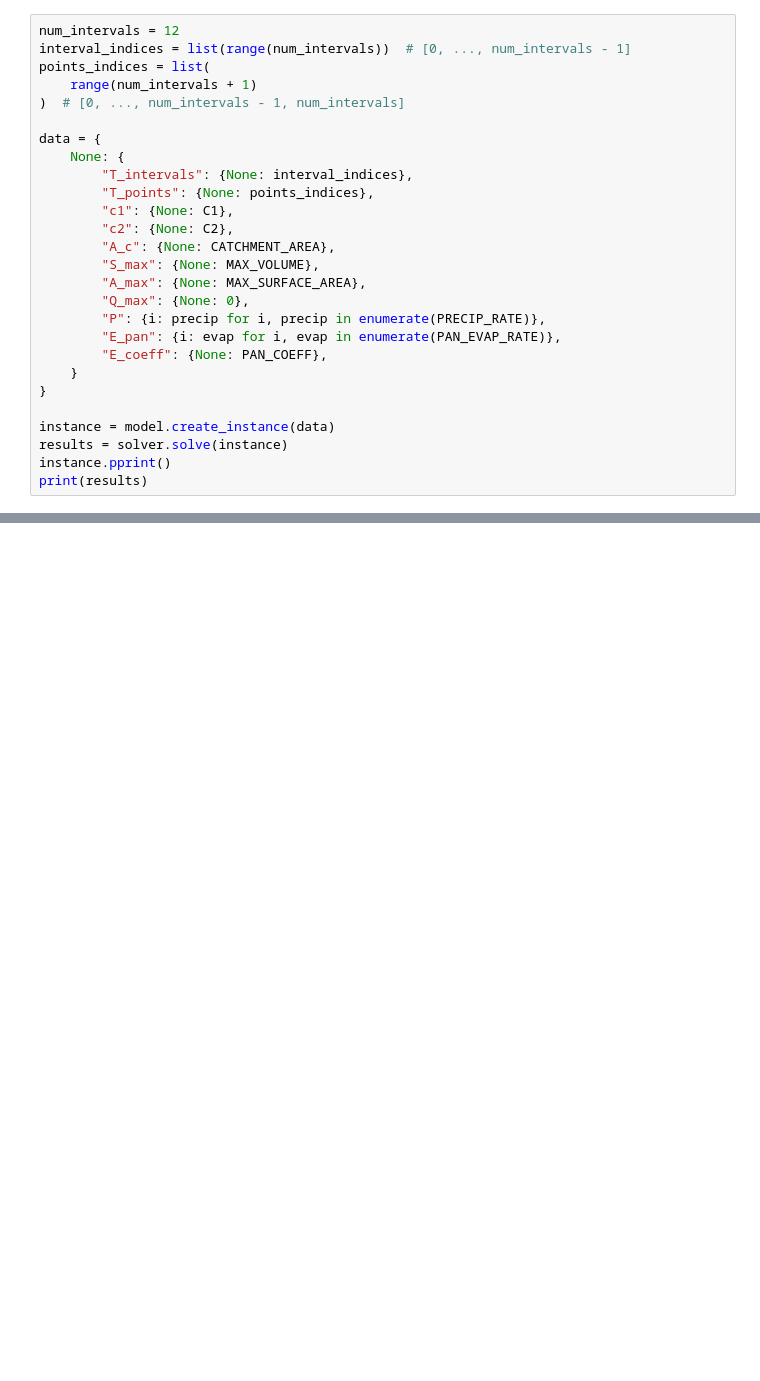
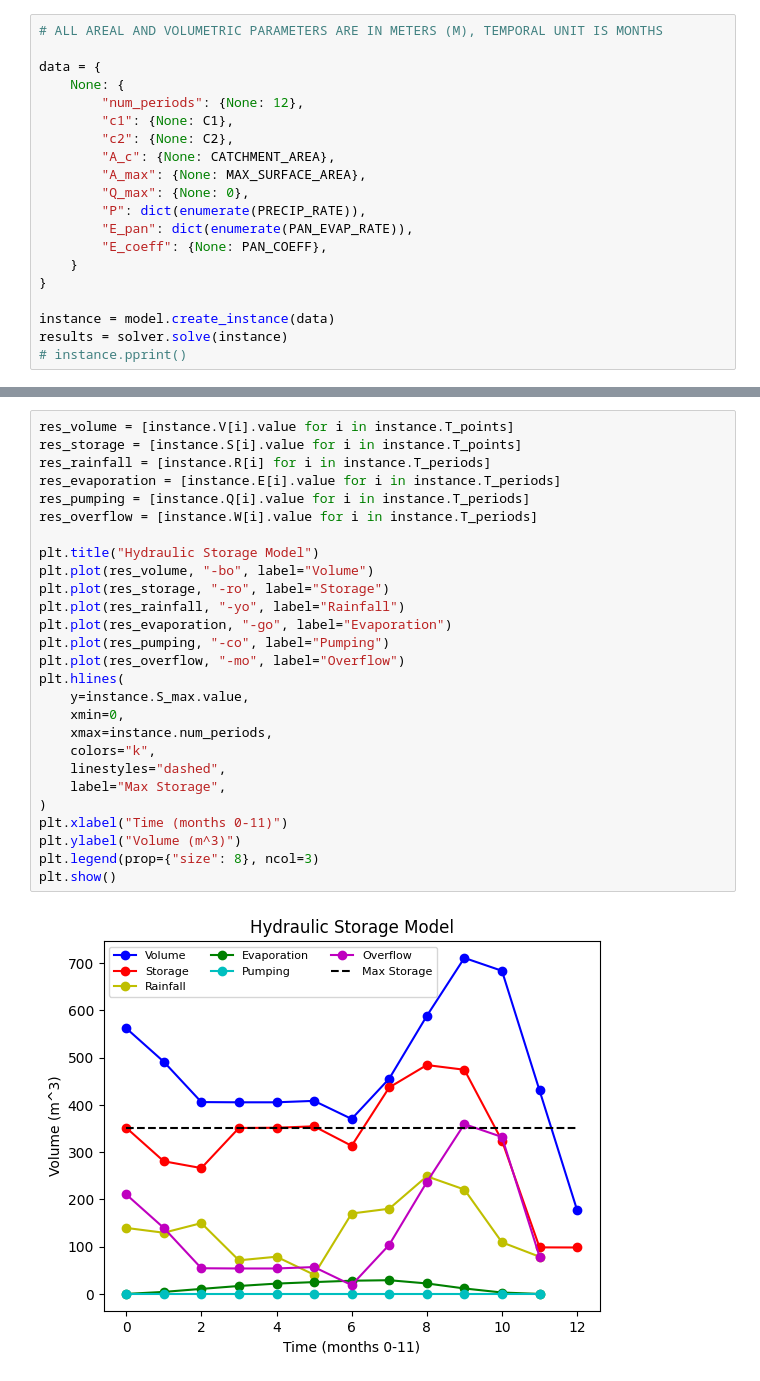
Before and after one commit to quinnouyang/Bodaway-Gap-Research, a Jupyter notebook: Water Optimization/dynamics_model/hydraulic_storage.ipynb, the cells around one changed output, grey strips where cells are left out. Saved outputs shown, nothing was run; the diff lists cells and outputs as text; blank space fills up the shorter version.

Commit message:
Update solver and model, but now its broken:(

```diff
--- a/Water Optimization/dynamics_model/hydraulic_storage.ipynb
+++ b/Water Optimization/dynamics_model/hydraulic_storage.ipynb
@@ -178,28 +171,21 @@ print(MAX_VOLUME)
 # %%
-num_intervals = 12
-interval_indices = list(range(num_intervals))  # [0, ..., num_intervals - 1]
-points_indices = list(
-    range(num_intervals + 1)
-)  # [0, ..., num_intervals - 1, num_intervals]
+# ALL AREAL AND VOLUMETRIC PARAMETERS ARE IN METERS (M), TEMPORAL UNIT IS MONTHS
 
 data = {
     None: {
-        "T_intervals": {None: interval_indices},
-        "T_points": {None: points_indices},
+        "num_periods": {None: 12},
         "c1": {None: C1},
         "c2": {None: C2},
         "A_c": {None: CATCHMENT_AREA},
-        "S_max": {None: MAX_VOLUME},
         "A_max": {None: MAX_SURFACE_AREA},
         "Q_max": {None: 0},
-        "P": {i: precip for i, precip in enumerate(PRECIP_RATE)},
-        "E_pan": {i: evap for i, evap in enumerate(PAN_EVAP_RATE)},
+        "P": dict(enumerate(PRECIP_RATE)),
+        "E_pan": dict(enumerate(PAN_EVAP_RATE)),
         "E_coeff": {None: PAN_COEFF},
     }
 }
 
 instance = model.create_instance(data)
 results = solver.solve(instance)
-instance.pprint()
-print(results)
+# instance.pprint()
 # %% [output]
@@ -273,0 +203,29 @@ Precipitation [139.7, 129.54, 149.86, 71.12, 78.74, 40.64, 170.18, 180.34, 248.9
+# %%
+res_volume = [instance.V[i].value for i in instance.T_points]
+res_storage = [instance.S[i].value for i in instance.T_points]
+res_rainfall = [instance.R[i] for i in instance.T_periods]
+res_evaporation = [instance.E[i].value for i in instance.T_periods]
+res_pumping = [instance.Q[i].value for i in instance.T_periods]
+res_overflow = [instance.W[i].value for i in instance.T_periods]
+
+plt.title("Hydraulic Storage Model")
+plt.plot(res_volume, "-bo", label="Volume")
+plt.plot(res_storage, "-ro", label="Storage")
+plt.plot(res_rainfall, "-yo", label="Rainfall")
+plt.plot(res_evaporation, "-go", label="Evaporation")
+plt.plot(res_pumping, "-co", label="Pumping")
+plt.plot(res_overflow, "-mo", label="Overflow")
+plt.hlines(
+    y=instance.S_max.value,
+    xmin=0,
+    xmax=instance.num_periods,
+    colors="k",
+    linestyles="dashed",
+    label="Max Storage",
+)
+plt.xlabel("Time (months 0-11)")
+plt.ylabel("Volume (m^3)")
+plt.legend(prop={"size": 8}, ncol=3)
+plt.show()
+# %% [output]
+[figure, added]
```
Also changed, not shown: parts of 6 cells of this notebook.
